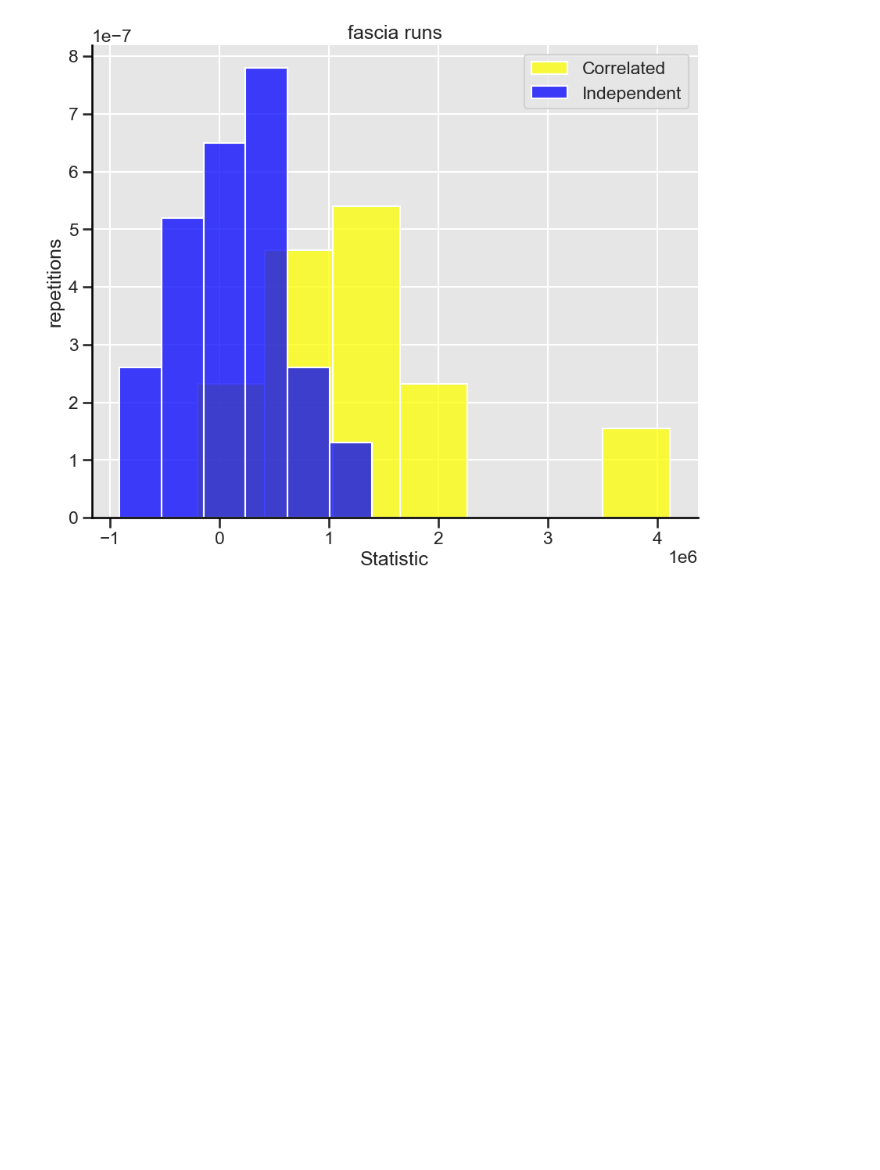
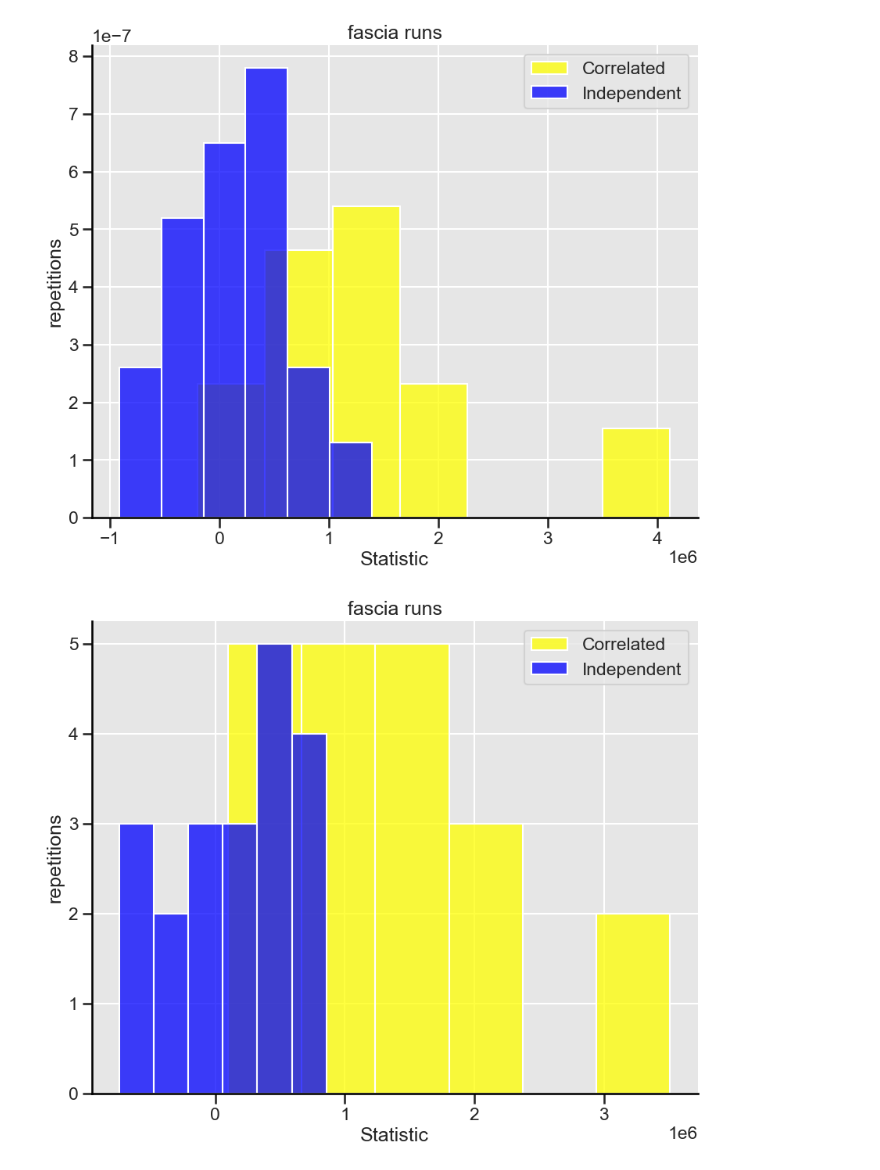
Before and after one commit to louishu17/fasciaGraphSimilarity, a Jupyter notebook: FasciaVisualizations.ipynb, the cells around one changed output. Saved outputs shown, nothing was run; the diff lists cells and outputs as text; code cells hidden in the pictures; blank space fills up the shorter version.

```diff
--- a/FasciaVisualizations.ipynb
+++ b/FasciaVisualizations.ipynb
@@ -119,3 +119,17 @@ sns.set_context("talk")
 sns.despine(right = True, top=True)
 # %% [output]
 [figure]
+# %%
+#k=5, n = 10,000, t = 1000, list 2 miss
+list1 = [1.014381e+06, 1.084082e+06, 1.795363e+06, 2.550142e+05, 2.014661e+06, 4.946105e+05, 6.468073e+05, 1.102635e+06, 2.251208e+06, 3.027460e+06, 7.419086e+05, 1.394632e+06, 1.757012e+06, 3.511736e+06, 6.311282e+05, 1.107026e+06, 1.351485e+06, 1.836323e+06, 9.561040e+04, 1.310213e+06]
+
+list2 = [-7.809437e+04, 7.357955e+05, 6.954805e+04, 3.205315e+05, -5.450782e+05, 8.593339e+04, 3.824012e+05, 5.271127e+05, -1.477314e+05, 7.117219e+05, -3.188709e+05, 4.766271e+05, 6.591691e+05, -5.791558e+05, -7.415658e+05, 3.984704e+05, 5.113991e+05, 8.573284e+05, -9.933488e+04, -3.457958e+05]
+
+sns.histplot(list1, color='yellow', label='Correlated')
+sns.histplot(list2, color='blue', label="Independent").set(xlabel = 'Statistic', ylabel = 'repetitions', title = 'fascia runs')
+plt.legend()
+sns.set_style("darkgrid", {'ytick.left' : True, 'xtick.bottom': True, 'axes.spines.left': True, 'grid.color': '1', 'axes.edgecolor': '0', 'axes.spines.right': False, "axes.facecolor": ".9"})
+sns.set_context("talk")
+sns.despine(right = True, top=True)
+# %% [output]
+[figure, added]
```
Also changed, not shown: parts of 3 cells of this notebook, 3 other files.
